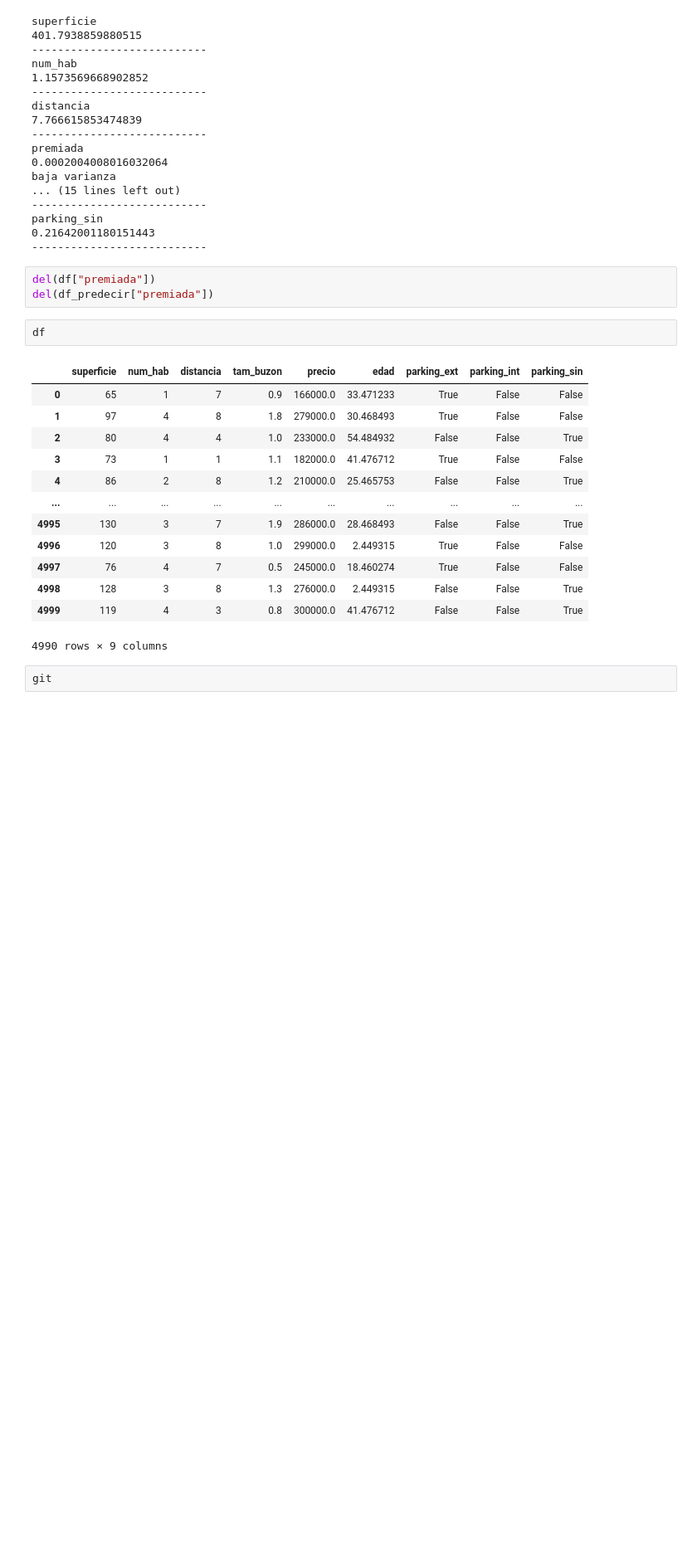
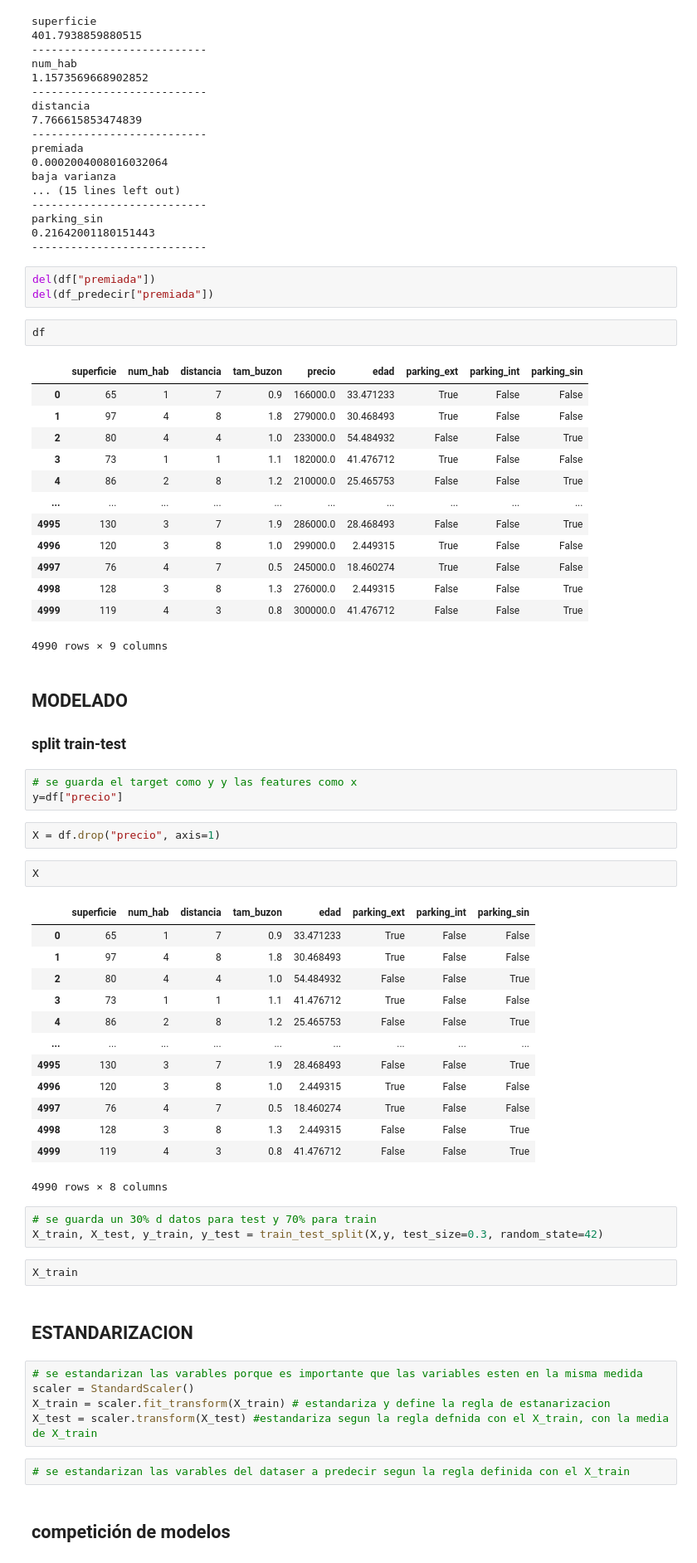
Before and after one commit to Unbiunio/Machine-learning, a Jupyter notebook: test.ipynb, the cells around one changed output. Shown: that part at 83% size. Saved outputs shown, nothing was run; the diff lists cells and outputs as text; blank space fills up the shorter version.

```diff
--- a/test.ipynb
+++ b/test.ipynb
@@ -637,5 +637,43 @@ df
 | 4998 | 128 | 3 | 8 | 1.3 | 276000.0 | 2.449315 | False | False | True |
 | 4999 | 119 | 4 | 3 | 0.8 | 300000.0 | 41.476712 | False | False | True |
 4990 rows × 9 columns
-# %%
-git
+# %% [markdown]
+## MODELADO
+### split train-test
+# %%
+# se guarda el target como y y las features como x
+y=df["precio"]
+# %%
+X = df.drop("precio", axis=1)
+# %%
+X
+# %% [output]
+|  | superficie | num_hab | distancia | tam_buzon | edad | parking_ext | parking_int | parking_sin |
+| 0 | 65 | 1 | 7 | 0.9 | 33.471233 | True | False | False |
+| 1 | 97 | 4 | 8 | 1.8 | 30.468493 | True | False | False |
+| 2 | 80 | 4 | 4 | 1.0 | 54.484932 | False | False | True |
+| 3 | 73 | 1 | 1 | 1.1 | 41.476712 | True | False | False |
+| 4 | 86 | 2 | 8 | 1.2 | 25.465753 | False | False | True |
+| ... | ... | ... | ... | ... | ... | ... | ... | ... |
+| 4995 | 130 | 3 | 7 | 1.9 | 28.468493 | False | False | True |
+| 4996 | 120 | 3 | 8 | 1.0 | 2.449315 | True | False | False |
+| 4997 | 76 | 4 | 7 | 0.5 | 18.460274 | True | False | False |
+| 4998 | 128 | 3 | 8 | 1.3 | 2.449315 | False | False | True |
+| 4999 | 119 | 4 | 3 | 0.8 | 41.476712 | False | False | True |
+4990 rows × 8 columns
+# %%
+# se guarda un 30% d datos para test y 70% para train
+X_train, X_test, y_train, y_test = train_test_split(X,y, test_size=0.3, random_state=42)
+# %%
+X_train
+# %% [markdown]
+## ESTANDARIZACION
+# %%
+# se estandarizan las varables porque es importante que las variables esten en la misma medida
+scaler = StandardScaler()
+X_train = scaler.fit_transform(X_train) # estandariza y define la regla de estanarizacion
+X_test = scaler.transform(X_test) #estandariza segun la regla defnida con el X_train, con la media de X_train
+# %%
+# se estandarizan las varables del dataser a predecir segun la regla definida con el X_train
+# %% [markdown]
+## competición de modelos
```
Also changed, not shown: parts of 5 cells of this notebook, 4 other files.
